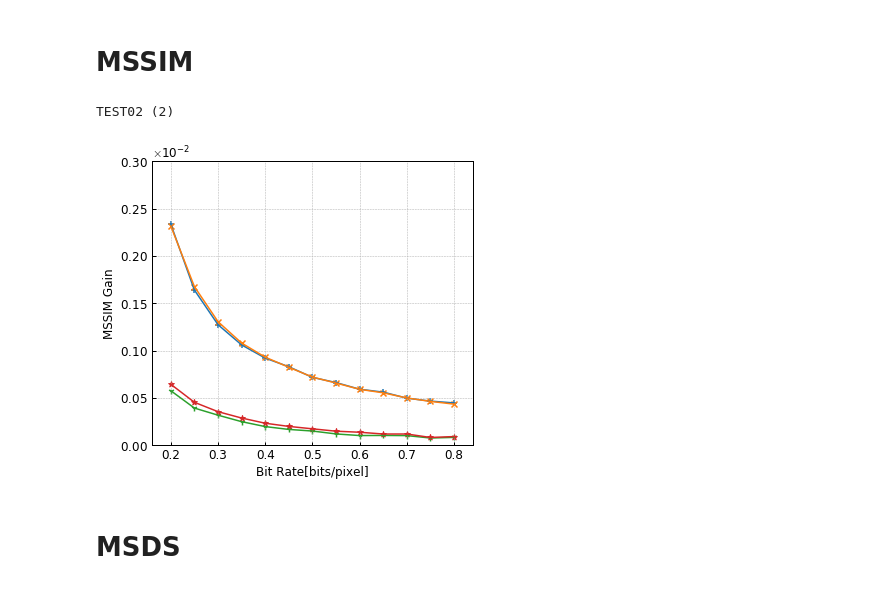
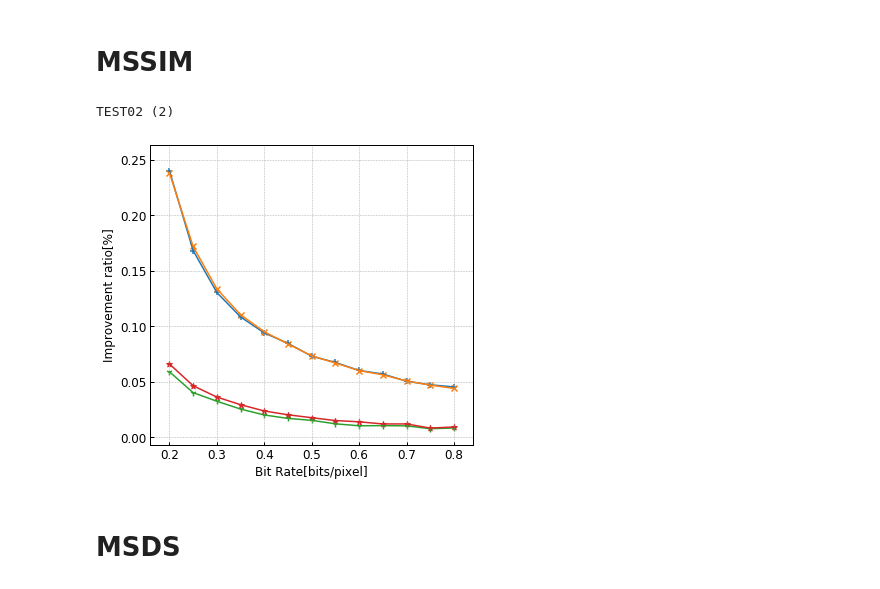
Before and after one commit to Hiroya-W/TPHLCT_and_DMLCT, a Jupyter notebook: Plot_tool/plot_tools パーセンテージ表示.ipynb, the cells around one changed output. Drawn from its saved outputs; the diff is of its cells as text; code cells hidden in the pictures.

```diff
--- a/Plot_tool/plot_tools パーセンテージ表示.ipynb
+++ b/Plot_tool/plot_tools パーセンテージ表示.ipynb
@@ -140,46 +140,46 @@ Sailboat256
     p116 = sheet116["MSSIM"]
     p216 = sheet216["MSSIM"]
     p316 = sheet316["MSSIM"]
 
     p132 = sheet132["MSSIM"]
     p232 = sheet232["MSSIM"]
     p332 = sheet332["MSSIM"]
 
     fig = plt.figure(figsize=(5.5,5))
 #     fig = plt.figure(figsize=(5.5,5))
     ax = fig.add_subplot(1,1,1) # Axesを作成
     # DCTとの差を表示する
 #     plt.scatter(bpp,p28-p18,label="8x8 TPHCLT3",marker=",")
 #     plt.plot(bpp,p28-p18)
 #     plt.scatter(bpp,p38-p18,label="8x8 DMLCT",marker="^")
 #     plt.plot(bpp,p38-p18)
 
-    ax.scatter(bpp,p216-p116,label="16x16 TPHCLT3",marker="+")
-    ax.plot(bpp,p216-p116)
-    ax.scatter(bpp,p316-p116,label="16x16 DMLCT",marker="x")
-    ax.plot(bpp,p316-p116)
+    plt.scatter(bpp,(p216/p116-1)*100,label="16x16 TPHCLT3",marker="+")
+    plt.plot(bpp,(p216/p116-1)*100)
+    plt.scatter(bpp,(p316/p116-1)*100,label="16x16 DMLCT",marker="x")
+    plt.plot(bpp,(p316/p116-1)*100)
 
-    ax.scatter(bpp,p232-p132,label="32x32 TPHCLT3",marker="1")
-    ax.plot(bpp,p232-p132)
-    ax.scatter(bpp,p332-p132,label="32x32 DMLCT",marker="*")
-    ax.plot(bpp,p332-p132)
-    ax.set_ylim(-0.00,0.003)
+    plt.scatter(bpp,(p232/p132-1)*100,label="32x32 TPHCLT3",marker="1")
+    plt.plot(bpp,(p232/p132-1)*100)
+    plt.scatter(bpp,(p332/p132-1)*100,label="32x32 DMLCT",marker="*")
+    plt.plot(bpp,(p332/p132-1)*100)
+#     ax.set_ylim(-0.00,0.003)
 
 
-    ax.yaxis.set_major_formatter(FixedOrderFormatter(-2 ,useMathText=True))
-    ax.ticklabel_format(style="sci",  axis="y",scilimits=(0,0))
+#     ax.yaxis.set_major_formatter(FixedOrderFormatter(-2 ,useMathText=True))
+#     ax.ticklabel_format(style="sci",  axis="y",scilimits=(0,0))
 
     ax.set_xlabel("Bit Rate[bits/pixel]")
-    ax.set_ylabel("MSSIM Gain")
+    ax.set_ylabel("Improvement ratio[%]")
 #     ax.legend(bbox_to_anchor=(-1.05, 1), loc='upper left')
 
     plt.tight_layout()#グラフが重ならず，設定した図のサイズ内に収まる。
 #     plt.savefig("output/mssim" + key + "_" + option + ".png",dpi=300)
     plt.savefig("output/mssim_diff" + key + ".png",dpi=300)
     plt.show()
 # %% [output]
 TEST02 (2)
-[figure, old version]
+[figure, new version]
 # %% [markdown]
 # MSDS
 # %%
```
Also changed, not shown: parts of 1 cell of this notebook, 46 other files.
